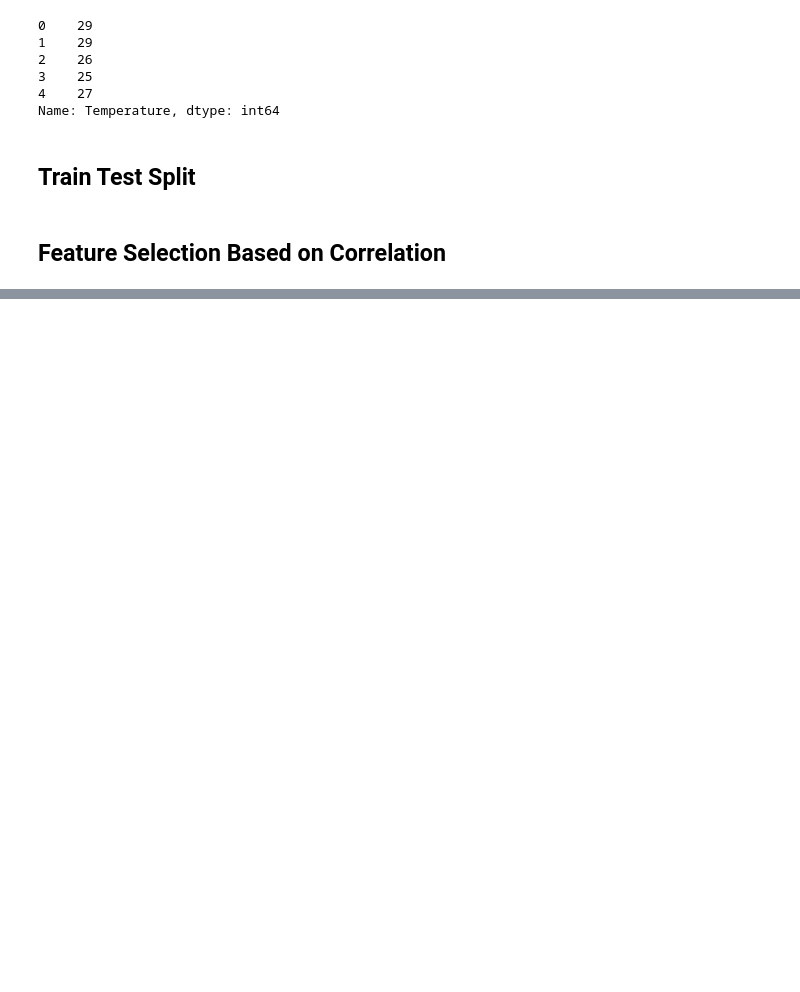
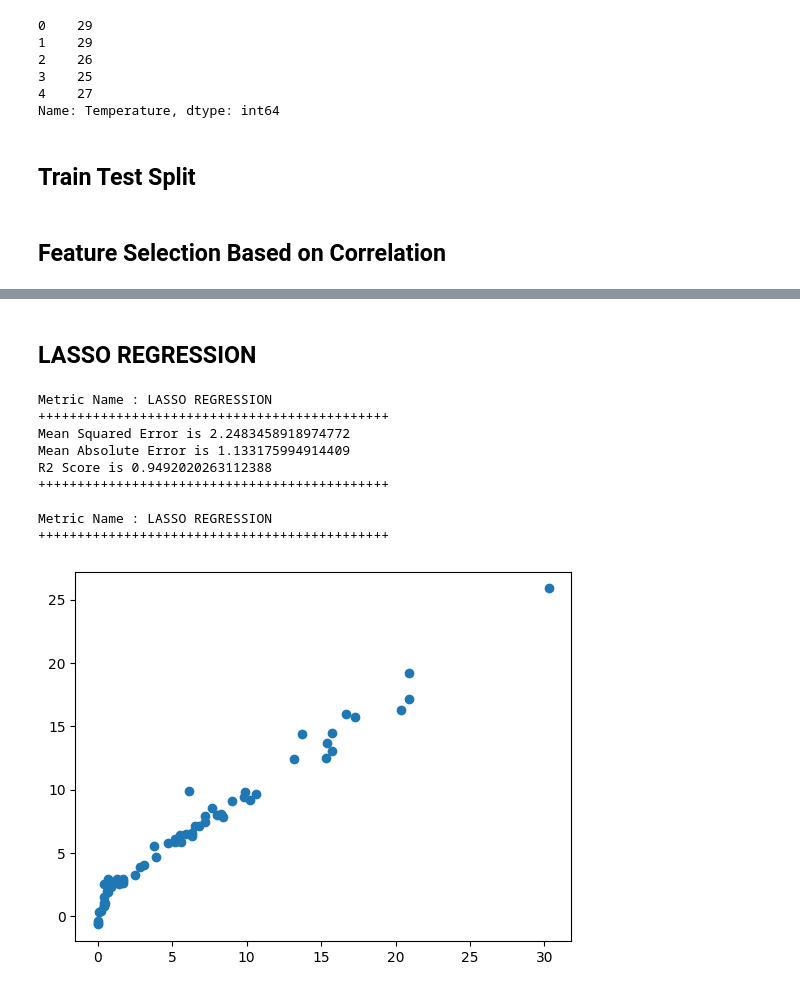
Before and after one commit to Sandilya0241/PythonBasicBootCamp, a Jupyter notebook: 25-E2E Project Implementation/25c E2E Cloud ML Project/25c.2-model-training.ipynb, the cells around one changed output, grey strips where cells are left out. Saved outputs shown, nothing was run; the diff lists cells and outputs as text; code cells hidden in the pictures; blank space fills up the shorter version.

```diff
--- a/25-E2E Project Implementation/25c E2E Cloud ML Project/25c.2-model-training.ipynb
+++ b/25-E2E Project Implementation/25c E2E Cloud ML Project/25c.2-model-training.ipynb
@@ -94,0 +195,23 @@ AttributeError: module 'seaborn' has no attribute 'heat'
+# %% [markdown]
+## **LASSO REGRESSION**
+# %%
+from sklearn.linear_model import Lasso
+
+lasso=Lasso()
+lasso.fit(x_train_scaled,y_train)
+y_pred=lasso.predict(x_test_scaled)
+
+check_performance("LASSO REGRESSION", y_test, y_pred)
+
+get_scatter_plot("LASSO REGRESSION", y_test, y_pred)
+# %% [output]
+Metric Name : LASSO REGRESSION
++++++++++++++++++++++++++++++++++++++++++++++
+Mean Squared Error is 2.2483458918974772
+Mean Absolute Error is 1.133175994914409
+R2 Score is 0.9492020263112388
++++++++++++++++++++++++++++++++++++++++++++++
+
+Metric Name : LASSO REGRESSION
++++++++++++++++++++++++++++++++++++++++++++++
+[figure, added]
```
Also changed, not shown: parts of 32 cells of this notebook, 2 other files.
